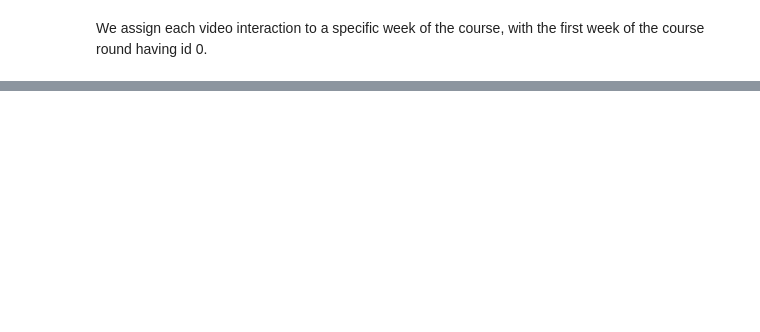
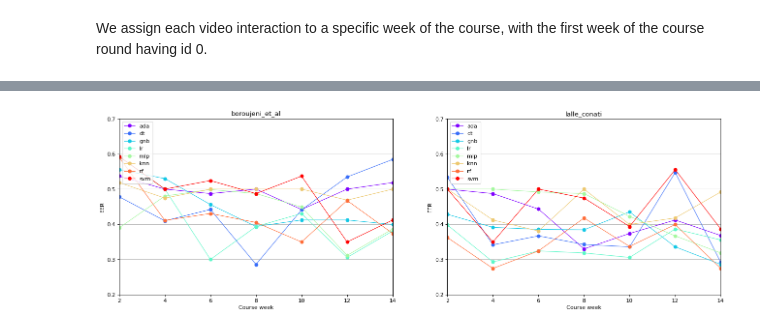
Before and after one commit to epfl-ml4ed/flipped-classroom, a Jupyter notebook: notebooks/early_warning_baselines.ipynb, the cells around one changed output, grey strips where cells are left out. Saved outputs shown, nothing was run; the diff lists cells and outputs as text; code cells hidden in the pictures; blank space fills up the shorter version.

Commit message:
Added baselines + splits + tasks + grid search

```diff
--- a/notebooks/early_warning_baselines.ipynb
+++ b/notebooks/early_warning_baselines.ipynb
@@ -376,0 +195,2 @@ for ffunc in feature_labels:
+# %%
+x_train, x_test, y_train, y_test = getTrainTestData(exam_data, mode, task, ratio / 100.0)
@@ -376,0 +447,15 @@ for ffunc in feature_labels:
+# %%
+results = {}
+for ffunc in feature_labels:
+    flabel = ffunc.getName()
+    results[flabel] = {}
+    for wid in weeks:
+        print(flabel, wid, end='\t')
+        results[flabel][wid] = {}
+        for mid in classifiers_types.keys():
+            print(mid, end=' ')
+            results[flabel][wid][mid] = {}
+            clf = trained_models[flabel][wid][mid]
+            for emid, mfunc in evaluation_metrics.items():
+                results[flabel][wid][mid][emid] = mfunc(y_test, clf.predict(feature_sets[flabel][wid]['test']))
+        print()
@@ -395,0 +531,30 @@ a,b
+# %%
+def plot_metrics_along_weeks(emid):
+    tnr_time = {}
+    for ffunc in feature_labels:
+        flabel = ffunc.getName()
+        tnr_time[flabel] = {}
+        for wid in weeks:
+            for mid in classifiers_types.keys():
+                if not mid in tnr_time[flabel]:
+                    tnr_time[flabel][mid] = []
+                tnr_time[flabel][mid].append(results[flabel][wid][mid][emid])
+
+    plt.figure(num=None, figsize=(20, 6), dpi=80, facecolor='w', edgecolor='k')
+    for i, ffunc in enumerate(feature_labels):
+        flabel = ffunc.getName()
+        plt.subplot(len(feature_labels) // 2, 2, i + 1)
+        plt.title(flabel)
+        colors = [plt.cm.rainbow(x) for x in np.linspace(0, 1, len(classifiers_types))]
+        for j, mid in enumerate(classifiers_types.keys()):
+            plt.plot(weeks, tnr_time[flabel][mid], 'o-', lw=1, color=colors[j], label=mid)
+        plt.ylim([0.2, 0.7])
+        plt.xlim([weeks[0], weeks[-1]])
+        plt.xlabel('Course week')
+        plt.ylabel(emid)
+        plt.grid(axis='y')
+        plt.legend(loc='upper left')
+# %%
+plot_metrics_along_weeks('EER')
+# %% [output]
+[figure, added]
```
Also changed, not shown: parts of 103 cells of this notebook, 13 other files.
